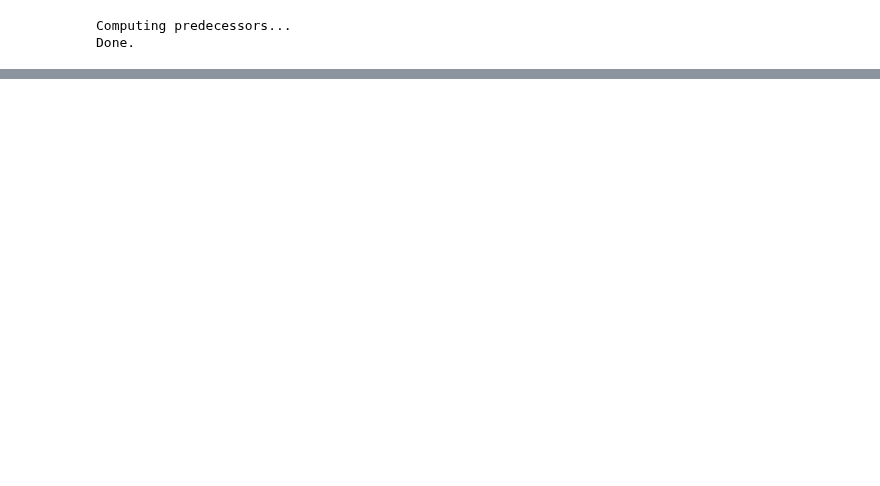
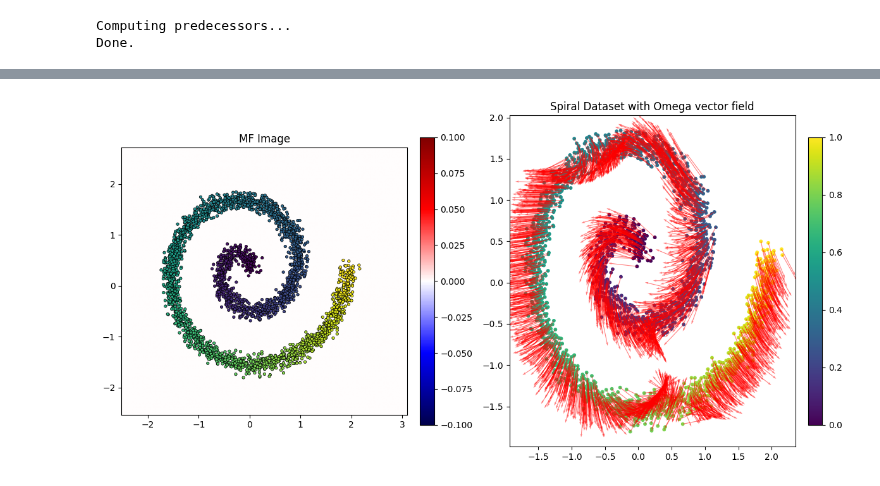
Before and after one commit to Gwendal-Debaussart/Finsler-Embedding, a Jupyter notebook: estimating_b.ipynb, the cells around one changed output, grey strips where cells are left out. Drawn from its saved outputs; the diff is of its cells as text; code cells hidden in the pictures; blank space fills up the shorter version.

```diff
--- a/estimating_b.ipynb
+++ b/estimating_b.ipynb
@@ -247,0 +304,19 @@ plt.yscale("log")
+# %%
+mf = get_mf_image(base_cometric, X, bounds)
+
+
+fig, axes = plt.subplots(1,2, figsize=(12, 6))
+im = axes[0].imshow(mf.cpu().numpy(), cmap="seismic", origin="lower", extent=bounds)
+t_cbar = axes[0].scatter(
+    X[:, 0].cpu(), X[:, 1].cpu(), c=t.cpu(), cmap="viridis", s=10, edgecolor="k", linewidth=0.5
+)
+axes[0].set_title("MF Image")
+axes[1].scatter(X[:, 0].cpu(), X[:, 1].cpu(), c=t.cpu(), cmap="viridis", s=10)
+axes[1].quiver(X[::, 0].cpu(), X[::, 1].cpu(), omega_X_tilde[::, 0].cpu(), omega_X_tilde[::, 1].cpu(), color='red', alpha=0.5, scale=5, angles='xy')
+axes[1].set_title("Spiral Dataset with Omega vector field")
+fig.colorbar(im, ax=axes[0], fraction=0.046, pad=0.04)
+fig.colorbar(t_cbar, ax=axes[1], fraction=0.046, pad=0.04)
+plt.tight_layout()
+plt.show()
+# %% [output]
+[figure, added]
```
Also changed, not shown: parts of 13 cells of this notebook.
